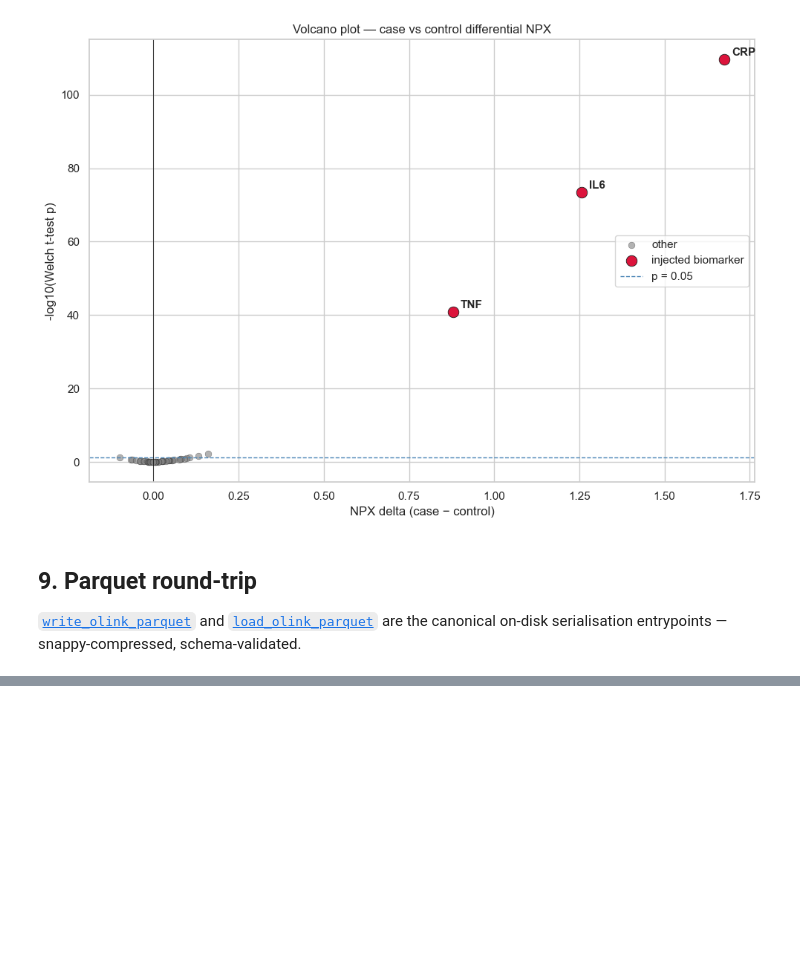
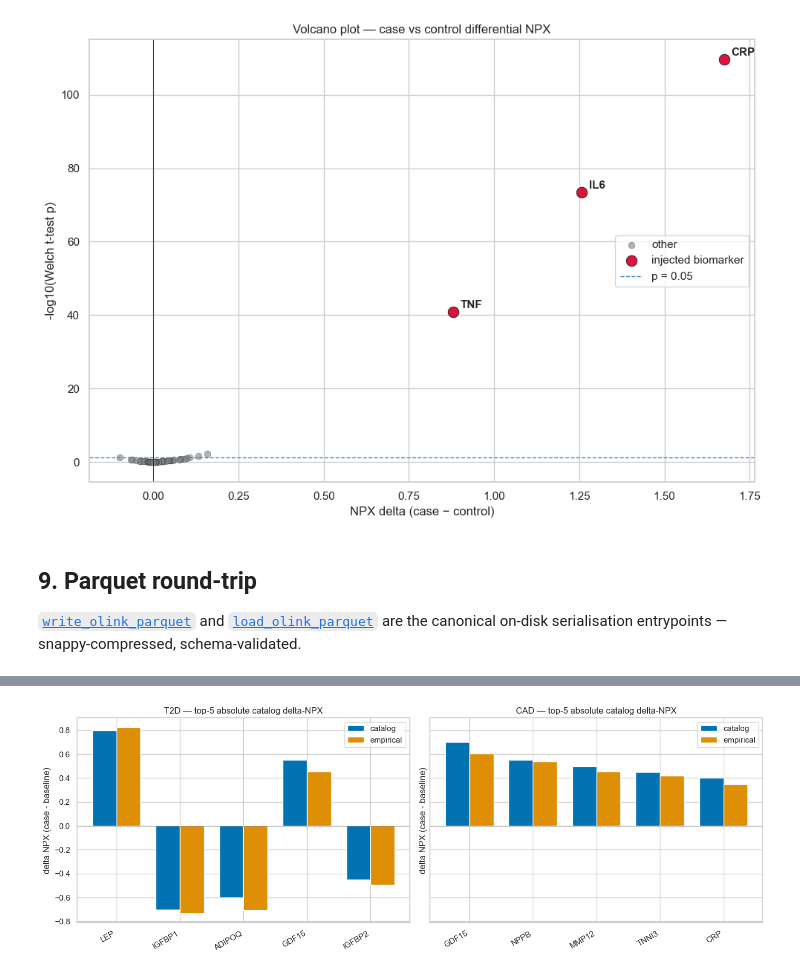
Before and after one commit to bschilder/synthlab, a Jupyter notebook: notebooks/olink_demo.ipynb, the cells around one changed output, grey strips where cells are left out. Cells and saved outputs as stored; diff of their text form; code cells hidden in the pictures; blank space fills up the shorter version.

```diff
--- a/notebooks/olink_demo.ipynb
+++ b/notebooks/olink_demo.ipynb
@@ -461,0 +490,8 @@ rows : 23,737
+# %%
+from synthlab import load_disease_effect_catalog
+
+catalog = load_disease_effect_catalog()
+print(f"registered diseases ({len(catalog.diseases())}):")
+for d in catalog.diseases():
+    n = len(catalog.proteins_for(d))
+    print(f"  {d:<18s} -> {n} proteins")
@@ -461,0 +611,22 @@ rows : 23,737
+# %%
+import pandas as pd
+
+fig, axes = plt.subplots(1, 2, figsize=(14, 5), sharey=True)
+for ax, dname in zip(axes, ["T2D", "CAD"]):
+    sub = top5_df.filter(pl.col("disease") == dname).to_pandas()
+    x = np.arange(len(sub))
+    width = 0.38
+    ax.bar(x - width / 2, sub["catalog_delta"], width,
+           label="catalog", color=sns.color_palette("colorblind")[0])
+    ax.bar(x + width / 2, sub["empirical_delta"], width,
+           label="empirical", color=sns.color_palette("colorblind")[1])
+    ax.set_xticks(x)
+    ax.set_xticklabels(sub["protein"], rotation=30, ha="right")
+    ax.axhline(0, color="black", linewidth=0.5)
+    ax.set_title(f"{dname} — top-5 absolute catalog delta-NPX")
+    ax.set_ylabel("delta NPX (case - baseline)")
+    ax.legend()
+fig.tight_layout()
+plt.show()
+# %% [output]
+[figure, added]
```
Also changed, not shown: parts of 15 cells of this notebook, 10 other files.
